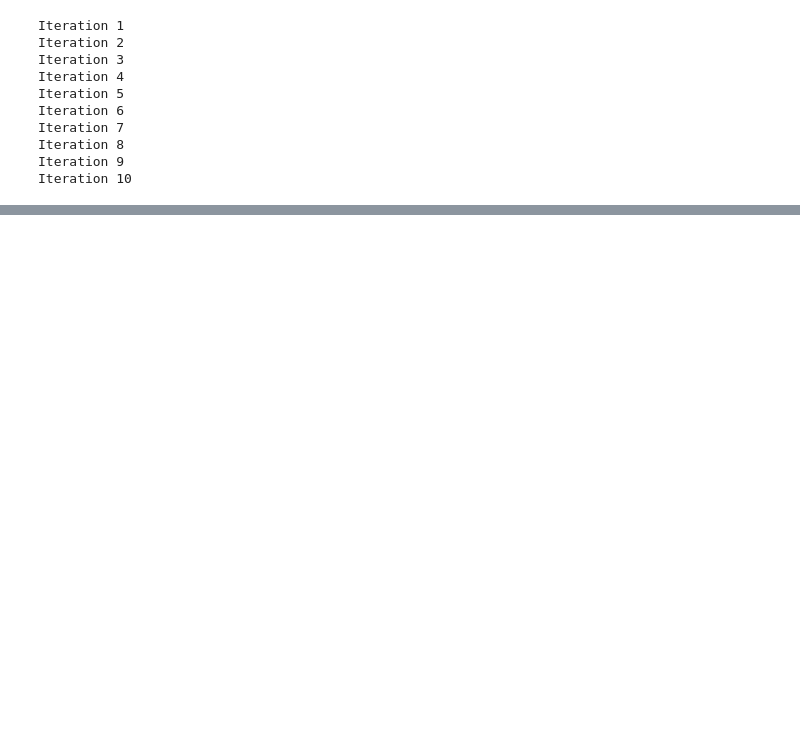
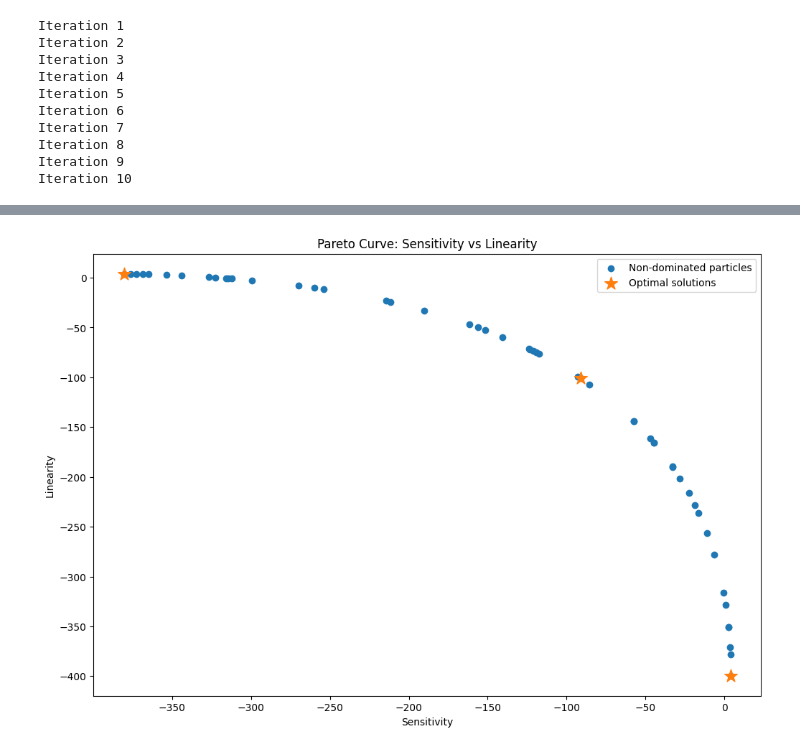
Before and after one commit to pachecowillians/particle-swarm-optimization, a Jupyter notebook: mopso.ipynb, the cells around one changed output, grey strips where cells are left out. Cells and saved outputs as stored; diff of their text form; code cells hidden in the pictures; blank space fills up the shorter version.

```diff
--- a/mopso.ipynb
+++ b/mopso.ipynb
@@ -148,0 +175,40 @@ plot(particles)
+# %%
+def find_knee_point(sorted_particles):
+    knee_point = None
+    max_distance = -np.inf
+    for i in range(1, len(sorted_particles) - 1):
+        dist = perpendicular_distance(
+            cost_function(sorted_particles[i]),
+            cost_function(sorted_particles[0]),
+            cost_function(sorted_particles[-1]),
+        )
+        if dist > max_distance:
+            max_distance = dist
+            knee_point = sorted_particles[i]
+    return knee_point
+# %%
+sorted_particles = sorted(gbest, key=lambda best: cost_function(best)[0])
+
+knee_point = find_knee_point(sorted_particles)
+
+solutions = [sorted_particles[0], knee_point, sorted_particles[-1]]
+
+paretto_sensitivity = [cost_function(particle)[0] for particle in solutions]
+paretto_linearity = [cost_function(particle)[1] for particle in solutions]
+
+# Plotando o gráfico de Pareto
+plt.figure(figsize=(12, 8))
+
+# Pontos não dominados
+plt.scatter(y1, y2, marker="o",  label="Non-dominated particles")
+
+# Pontos ótimos
+plt.scatter(paretto_sensitivity, paretto_linearity, s=175, marker="*",  label="Optimal solutions")
+
+plt.xlabel("Sensitivity")
+plt.ylabel("Linearity")
+plt.title("Pareto Curve: Sensitivity vs Linearity")
+plt.legend()
+plt.show()
+# %% [output]
+[figure, added]
```
Also changed, not shown: parts of 4 cells of this notebook, 1 other file.
